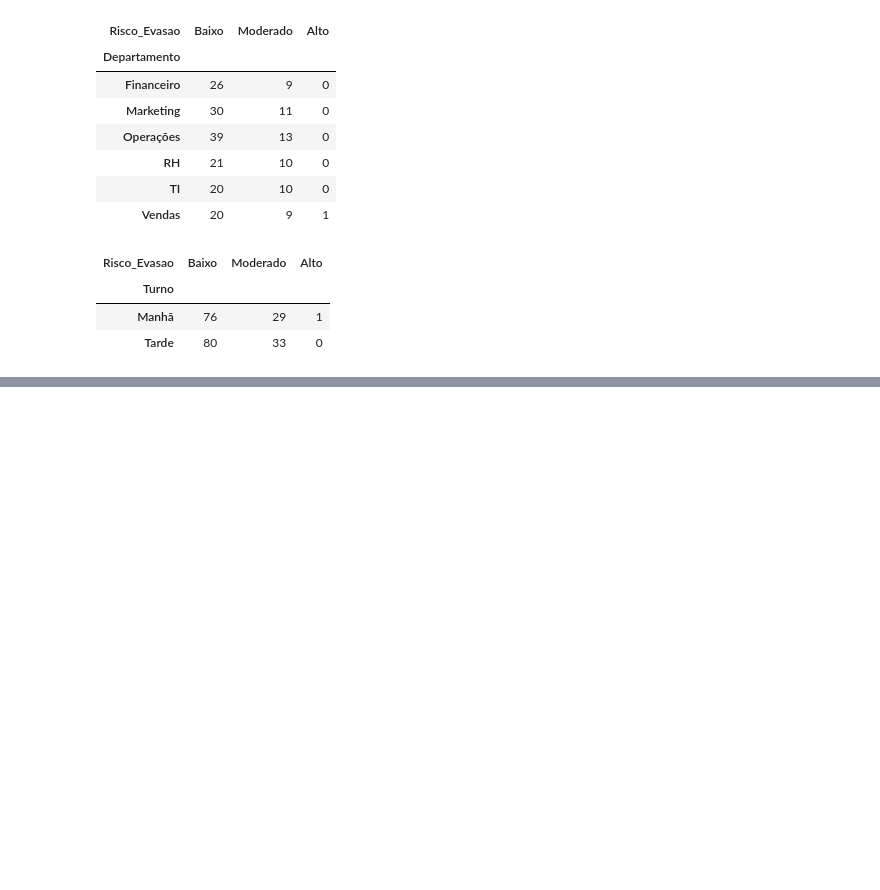
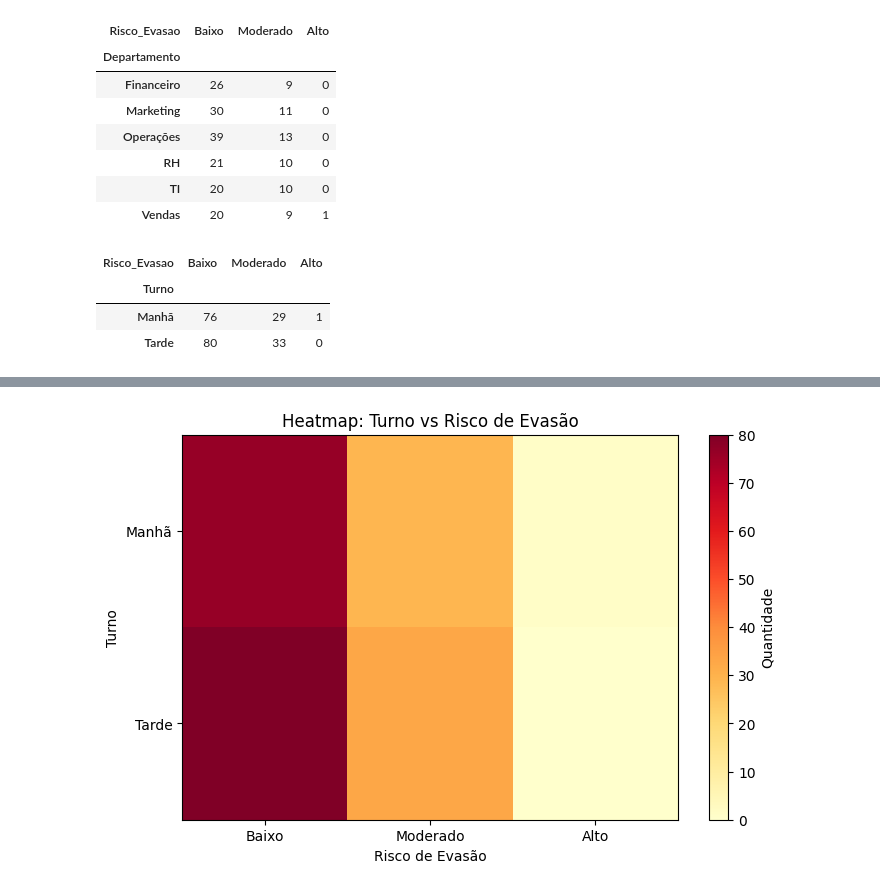
Before and after one commit to IIIgorMoura/PY-tratamento_analise_dados2, a Jupyter notebook: main.ipynb, the cells around one changed output, grey strips where cells are left out. Cells and saved outputs as stored; diff of their text form; code cells hidden in the pictures; blank space fills up the shorter version.

```diff
--- a/main.ipynb
+++ b/main.ipynb
@@ -453,0 +487,15 @@ KeyError: "'Rainbow' is not a known colormap name"
+# %%
+plt.figure(figsize=(8, 5))
+
+plt.imshow(distribuicao, cmap='YlOrRd', aspect='auto')
+
+plt.xticks(ticks=range(distribuicao.shape[1]), labels=distribuicao.columns)
+plt.yticks(ticks=range(distribuicao.shape[0]), labels=distribuicao.index)
+
+plt.colorbar(label='Quantidade')
+plt.title('Heatmap: Turno vs Risco de Evasão')
+plt.xlabel('Risco de Evasão')
+plt.ylabel('Turno')
+plt.show()
+# %% [output]
+[figure, added]
```
Also changed, not shown: parts of 3 cells of this notebook.
